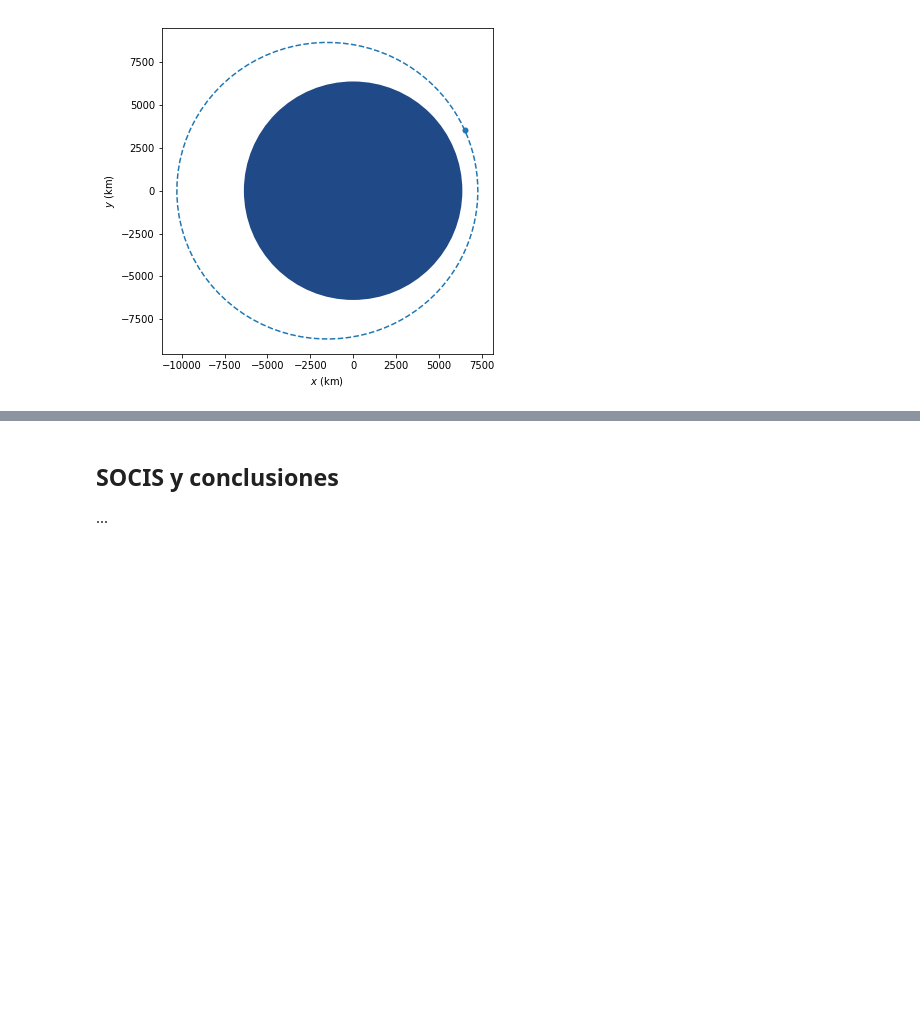
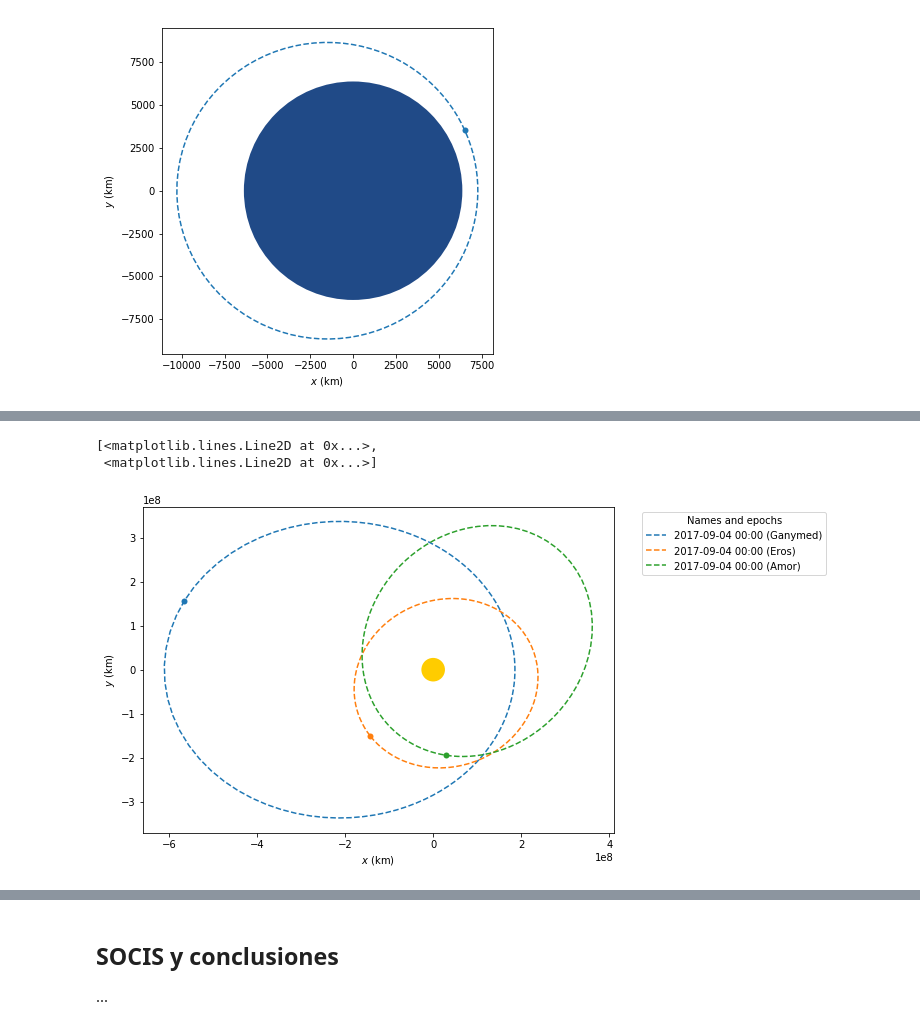
Before and after one commit to poliastro/pycones2017-talk, a Jupyter notebook: ¡Atrapa ese asteroide con poliastro!.ipynb, the cells around one changed output, grey strips where cells are left out. Saved outputs shown, nothing was run; the diff lists cells and outputs as text; code cells hidden in the pictures; blank space fills up the shorter version.

Commit message:
Added NEOs slides and images

```diff
--- a/¡Atrapa ese asteroide con poliastro!.ipynb
+++ b/¡Atrapa ese asteroide con poliastro!.ipynb
@@ -80,0 +116,13 @@ plot(ss);
+# %%
+eros = neows.orbit_from_name('Eros')
+ganymed = neows.orbit_from_name('1036') # Ganymed IAU number
+amor = neows.orbit_from_name('2001221') # Amor SPK-ID
+
+frame = OrbitPlotter()
+frame.plot(ganymed, label='Ganymed')
+frame.plot(eros, label='Eros')
+frame.plot(amor, label='Amor')
+# %% [output]
+[<matplotlib.lines.Line2D at 0x...>,
+ <matplotlib.lines.Line2D at 0x...>]
+[figure, added]
```
Also changed, not shown: parts of 22 cells of this notebook, 5 other files.
